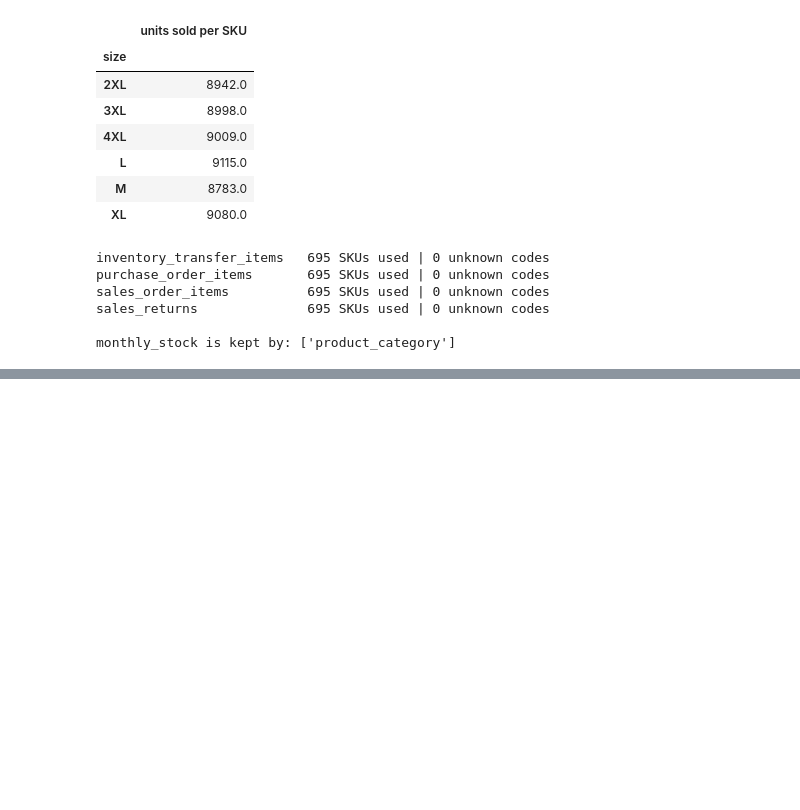
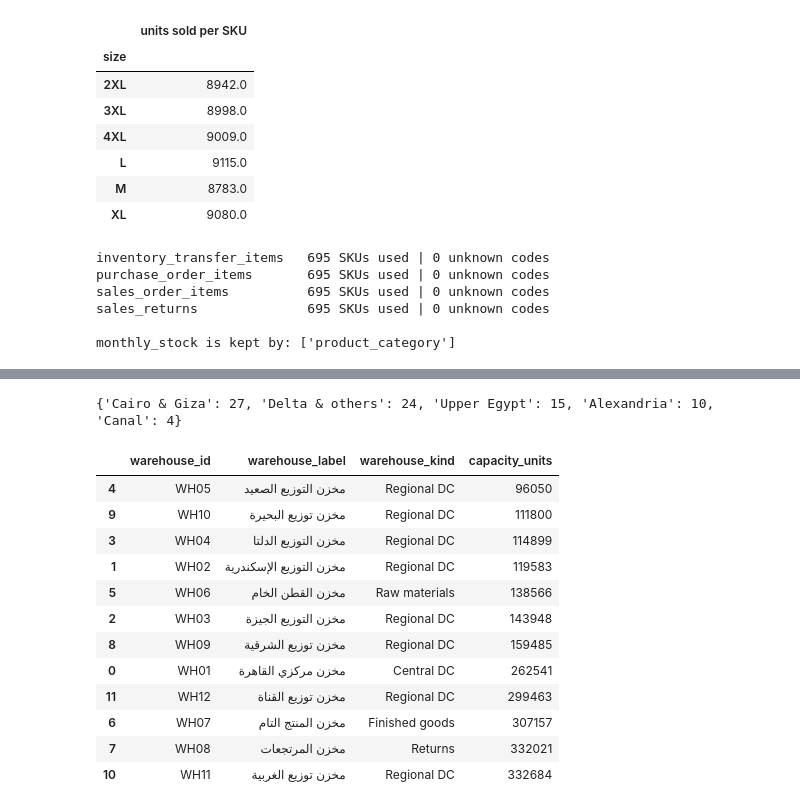
Before and after one commit to ibrahemshahd385-prog/HVIA-TASK3, a Jupyter notebook: notebooks/01_data_understanding.ipynb, the cells around one changed output, grey strips where cells are left out. Cells and saved outputs as stored; diff of their text form; code cells hidden in the pictures; blank space fills up the shorter version.

```diff
--- a/notebooks/01_data_understanding.ipynb
+++ b/notebooks/01_data_understanding.ipynb
@@ -602,0 +634,22 @@ monthly_stock is kept by: ['product_category']
+# %%
+# capacity vs how many branches each region has
+region = {"القاهرة": "Cairo & Giza", "الجيزة": "Cairo & Giza", "الإسكندرية": "Alexandria",
+          "الإسماعيلية": "Canal", "بورسعيد": "Canal", "المنيا": "Upper Egypt", "الفيوم": "Upper Egypt",
+          "بني سويف": "Upper Egypt", "أسيوط": "Upper Egypt", "سوهاج": "Upper Egypt", "قنا": "Upper Egypt", "أسوان": "Upper Egypt"}
+print(b.governorate_ar.map(region).fillna("Delta & others").value_counts().to_dict(), "\n")
+w.sort_values("capacity_units")[["warehouse_id", "warehouse_label", "warehouse_kind", "capacity_units"]]
+# %% [output]
+{'Cairo & Giza': 27, 'Delta & others': 24, 'Upper Egypt': 15, 'Alexandria': 10, 'Canal': 4}
+|  | warehouse_id | warehouse_label | warehouse_kind | capacity_units |
+| 4 | WH05 | مخزن التوزيع الصعيد | Regional DC | 96050 |
+| 9 | WH10 | مخزن توزيع البحيرة | Regional DC | 111800 |
+| 3 | WH04 | مخزن التوزيع الدلتا | Regional DC | 114899 |
+| 1 | WH02 | مخزن التوزيع الإسكندرية | Regional DC | 119583 |
+| 5 | WH06 | مخزن القطن الخام | Raw materials | 138566 |
+| 2 | WH03 | مخزن التوزيع الجيزة | Regional DC | 143948 |
+| 8 | WH09 | مخزن توزيع الشرقية | Regional DC | 159485 |
+| 0 | WH01 | مخزن مركزي القاهرة | Central DC | 262541 |
+| 11 | WH12 | مخزن توزيع القناة | Regional DC | 299463 |
+| 6 | WH07 | مخزن المنتج التام | Finished goods | 307157 |
+| 7 | WH08 | مخزن المرتجعات | Returns | 332021 |
+| 10 | WH11 | مخزن توزيع الغربية | Regional DC | 332684 |
```
Also changed, not shown: parts of 9 cells of this notebook.
